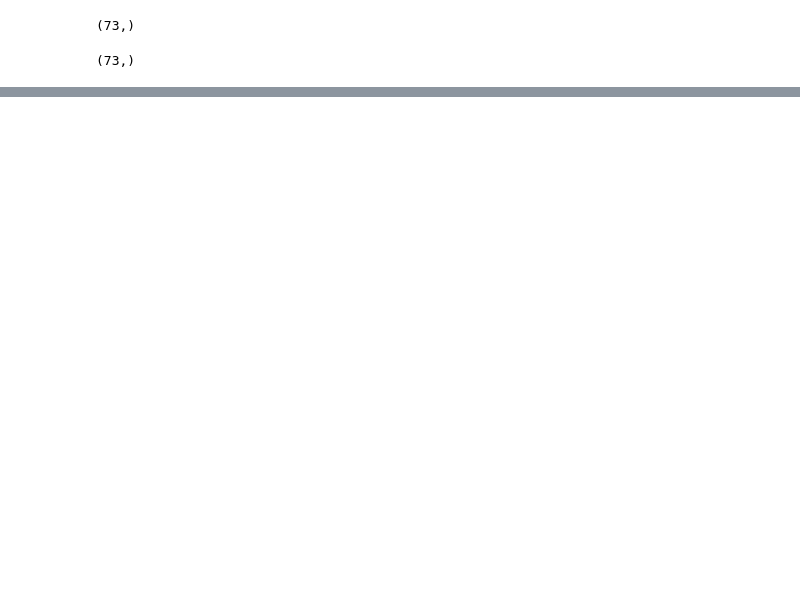
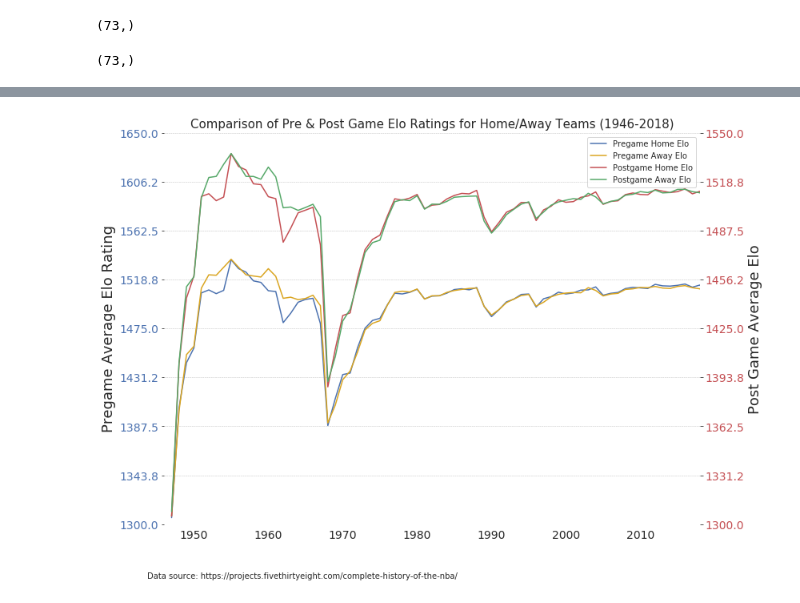
Before and after one commit to hughjafro/DS-Sprint-5-Project-Week, a Jupyter notebook: DS_151_Project_Playground.ipynb, the cells around one changed output, grey strips where cells are left out. Cells and saved outputs as stored; diff of their text form; code cells hidden in the pictures; blank space fills up the shorter version.

```diff
--- a/DS_151_Project_Playground.ipynb
+++ b/DS_151_Project_Playground.ipynb
@@ -213,0 +226,98 @@ ax.plot(x, elo2_pre_avg);
+# %%
+sns.set_style("white")
+
+# change the mapping of default matplotlib color shorthands
+# to default seaborn palette
+sns.set_color_codes()
+
+# set the x and y values for our first line
+x_values = group_season
+y_values_1 = elo1_pre_avg
+y_values_3 = elo2_pre_avg
+y_values_4 = elo2_post_avg
+
+# plt.subplots returns a tuple containing a Figure and an Axes
+# fig is a Figure object and ax1 is an Axes object
+# we can also set the size of our plot
+fig, ax1 = plt.subplots(figsize=(12,9))
+
+title = ('Comparison of Pre & Post Game Elo Ratings for Home/Away Teams'
+         ' (1946-2018)')
+plt.title(title, fontsize=15)
+# plt.xlabel('Elo Home', fontsize=16)
+
+# Create a series of grey dashed lines across each
+# labled y-value of the graph
+plt.grid(axis='y',color='grey', linestyle='--', lw=0.5, alpha=0.5)
+
+# Change the size of tick labels for x-axis and left y-axis
+# to a more readable font size for
+plt.tick_params(axis='both', labelsize=14)
+
+# Plot our first line that deals with mean Elo per season
+# We assign it to plot 1 to reference later for our legend
+# We alse give it a label, in order to use for our legen
+plot1 = ax1.plot(x_values, y_values_1, 'b', label='Pregame Home Elo')
+plot2 = ax1.plot(x_values, y_values_3, 'goldenrod', label='Pregame Away Elo')
+# Create the ylabel for Elo rating line
+ax1.set_ylabel('Pregame Average Elo Rating', fontsize=18)
+# Set limits for 1st y-axis
+ax1.set_ylim(1300, 1650)
+# Have tick color match correponding line color
+for tl in ax1.get_yticklabels():
+    tl.set_color('b')
+
+# Now we create the our 2nd Axes object that will share the same x-axis
+# To do this we call the twinx() method from our first Axes object
+ax2 = ax1.twinx()
+y_values_2 = elo1_post_avg
+# Create our second line for the number of picks by year
+plot3 = ax2.plot(x_values, y_values_2, 'r', label='Postgame Home Elo')
+plot4 = ax2.plot(x_values, y_values_4, 'g', label='Postgame Away Elo')
+# Create our label for the 2nd y-axis
+ax2.set_ylabel('Post Game Average Elo', fontsize=18)
+# Set the limit for 2nd y-axis
+ax2.set_ylim(1300, 1550)
+# Set tick size for second y-axis
+ax2.tick_params(axis='y', labelsize=14)
+# Have tick color match corresponding line color
+for tl in ax2.get_yticklabels():
+    tl.set_color('r')
+
+# Limit our x-axis values to minimize white space
+ax2.set_xlim(1946, 2018)
+
+# create our legend
+# First add our lines together
+lines = plot1 + plot2 + plot3 + plot4
+# Then create legend by calling legend and getting the label for each line
+ax1.legend(lines, [l.get_label() for l in lines])
+
+# Create evenly ligned up tick marks for both y-axis
+# np.linspace allows us to get evenly spaced numbers over
+# the specified interval given by first 2 arguments,
+# Those 2 arguments are the the outer bounds of the y-axis values
+# the third argument is the number of values we want to create
+# ax1 - create 9 tick values from 1300 to 1650
+ax1.set_yticks(np.linspace(ax1.get_ybound()[0], ax1.get_ybound()[1], 9))
+# ax2 - create 9 tick values from 1300 to 1550
+ax2.set_yticks(np.linspace(ax2.get_ybound()[0], ax2.get_ybound()[1], 9))
+
+# need to get rid of spines for each Axes object
+for ax in [ax1, ax2]:
+    ax.spines["top"].set_visible(False)
+    ax.spines["bottom"].set_visible(False)
+    ax.spines["right"].set_visible(False)
+    ax.spines["left"].set_visible(False)
+
+# Create text by calling the text() method from our figure object
+# https://github.com/fivethirtyeight/data/tree/master/nba-elo
+fig.text(0.1, 0.02,
+         'Data source: https://projects.fivethirtyeight.com/complete-history-of-the-nba/'
+        #'\nAuthor: Savvas Tjortjoglou (savvastjortjoglou.com)'
+         ,
+          fontsize=10)
+
+plt.show()
+# %% [output]
+[figure, added]
```
Also changed, not shown: parts of 9 cells of this notebook.
